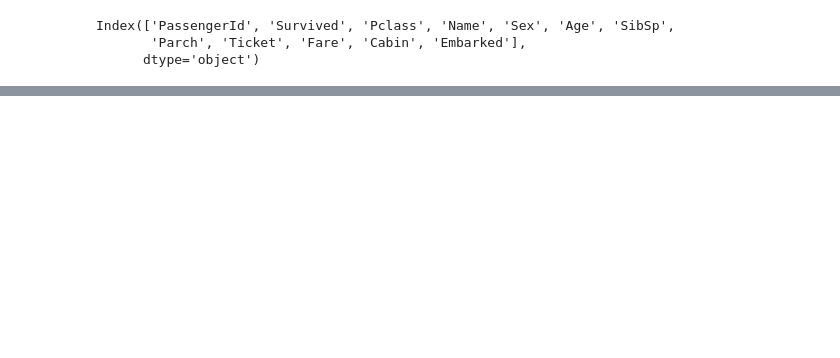
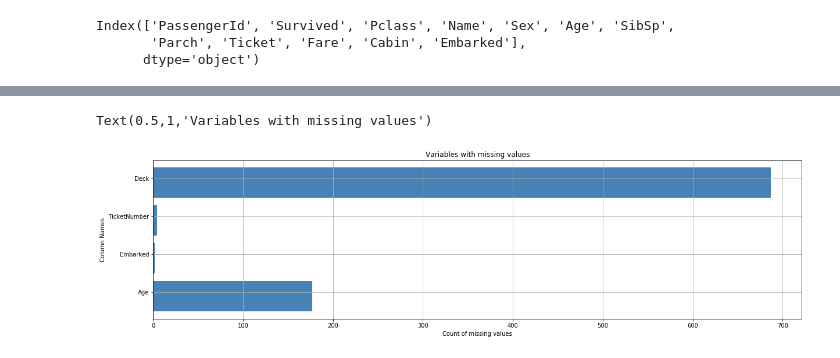
Before and after one commit to akulapa/Data622-HW2, a Jupyter notebook: EDA01.ipynb, the cells around one changed output, grey strips where cells are left out. Saved outputs shown, nothing was run; the diff lists cells and outputs as text; code cells hidden in the pictures; blank space fills up the shorter version.

```diff
--- a/EDA01.ipynb
+++ b/EDA01.ipynb
@@ -283,0 +291,12 @@ array([ 0.022     ,  0.996     ,  0.848     ,  0.95      ,  0.        ,
+# %%
+#New variables are derived using following
+derived_cols = ['Name', 'Ticket', 'Family', 'Deck']
+dPipeLine = Pipeline([
+
+    ('d_cols', derivedColumns( derived_cols ))
+])
+
+#Display output
+pipelineOutput = dPipeLine.fit_transform(X_train)
+print(pipelineOutput.shape)
+pipelineOutput.head()
@@ -283,0 +311,13 @@ array([ 0.022     ,  0.996     ,  0.848     ,  0.95      ,  0.        ,
+# %%
+#Remove not used columns
+elmi_cols = ['Name', 'Ticket', 'Cabin', 'PassengerId']
+ePipeLine = Pipeline([
+
+    ('d_cols', dPipeLine),
+    ('e_cols', eliminateColumns( elmi_cols ))
+])
+
+#Display output
+pipelineOutput = ePipeLine.fit_transform(X_train)
+print(pipelineOutput.shape)
+pipelineOutput.head()
@@ -283,0 +348,23 @@ array([ 0.022     ,  0.996     ,  0.848     ,  0.95      ,  0.        ,
+# %%
+#Get null columns
+null_columns=pipelineOutput.columns[pipelineOutput.isnull().any()]
+
+#Graphical representation
+labels = []
+values = []
+for col in null_columns:
+    labels.append(col)
+    values.append(pipelineOutput[col].isnull().sum())
+ind = np.arange(len(labels))
+width=0.6
+fig, ax = plt.subplots(figsize=(20,5))
+ax.grid()
+rects = ax.barh(ind, np.array(values), color='steelblue')
+ax.set_yticks(ind+((width)/5.))
+ax.set_yticklabels(labels, rotation='horizontal')
+ax.set_xlabel("Count of missing values")
+ax.set_ylabel("Column Names")
+ax.set_title("Variables with missing values")
+# %% [output]
+Text(0.5,1,'Variables with missing values')
+[figure, added]
```
Also changed, not shown: parts of 78 cells of this notebook.
